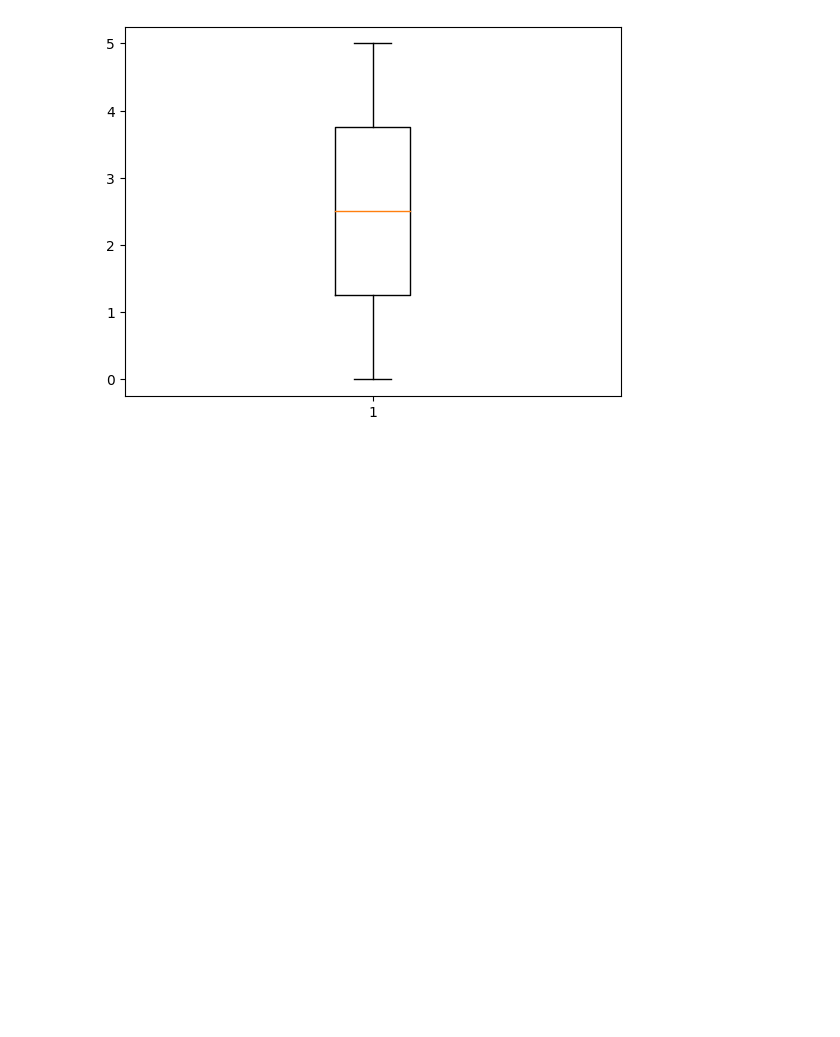
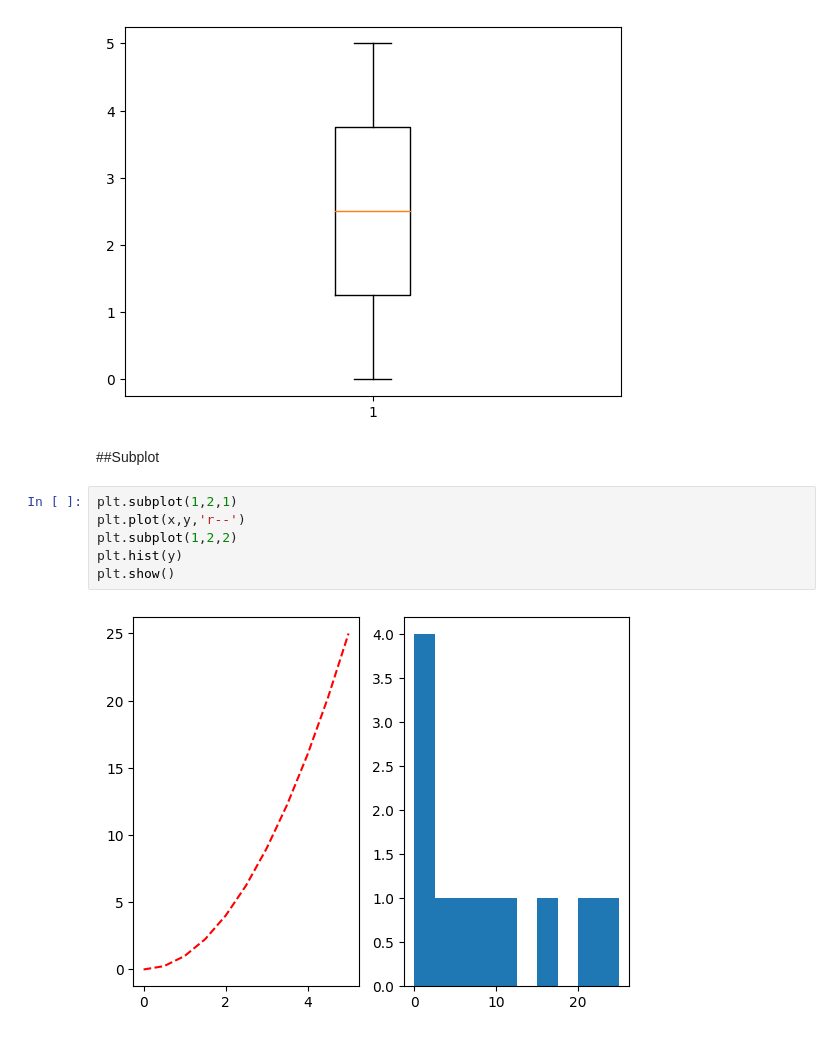
Before and after one commit to Mvinachi/Hyperblog, a Jupyter notebook: Pyplot.ipynb, the cells around one changed output. Cells and saved outputs as stored; diff of their text form; blank space fills up the shorter version.

```diff
--- a/Pyplot.ipynb
+++ b/Pyplot.ipynb
@@ -50,3 +50,13 @@ plt.boxplot(x)
 plt.show()
 # %% [output]
 [figure]
+# %% [markdown]
+##Subplot
+# %%
+plt.subplot(1,2,1)
+plt.plot(x,y,'r--')
+plt.subplot(1,2,2)
+plt.hist(y)
+plt.show()
+# %% [output]
+[figure, added]
```
Also changed, not shown: parts of 12 cells of this notebook.
